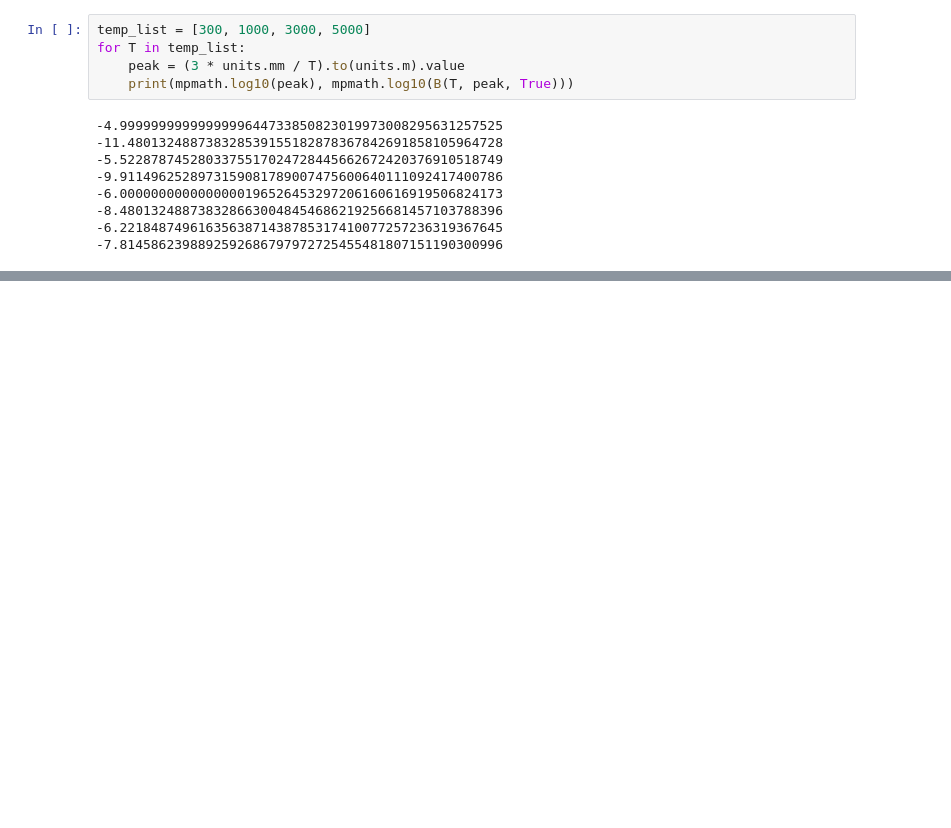
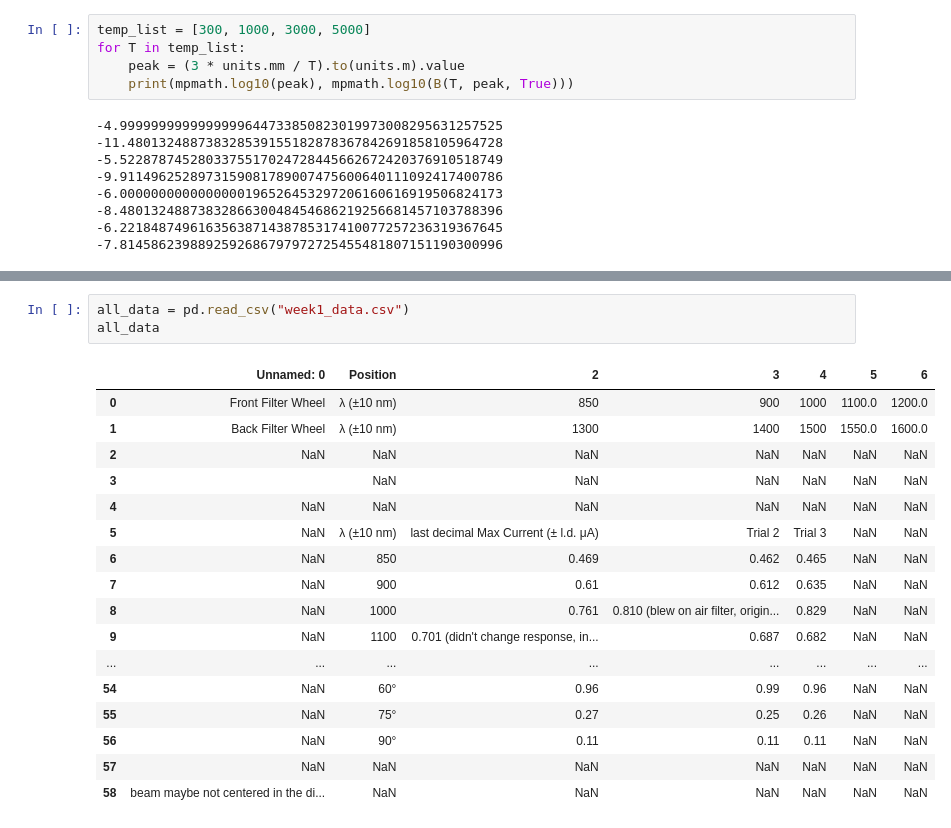
Before and after one commit to MarcosP7635/Ay105, a Jupyter notebook: Lab1.ipynb, the cells around one changed output, grey strips where cells are left out. Cells and saved outputs as stored; diff of their text form; blank space fills up the shorter version.

Commit message:
automated data formatting

```diff
--- a/Lab1.ipynb
+++ b/Lab1.ipynb
@@ -155,0 +156,21 @@ Carlos is inserting the filters into the filter wheel. Tanmay is going between t
+# %%
+all_data = pd.read_csv("week1_data.csv")
+all_data
+# %% [output]
+|  | Unnamed: 0 | Position | 2 | 3 | 4 | 5 | 6 |
+| 0 | Front Filter Wheel | λ (±10 nm) | 850 | 900 | 1000 | 1100.0 | 1200.0 |
+| 1 | Back Filter Wheel | λ (±10 nm) | 1300 | 1400 | 1500 | 1550.0 | 1600.0 |
+| 2 | NaN | NaN | NaN | NaN | NaN | NaN | NaN |
+| 3 | ﻿ | NaN | NaN | NaN | NaN | NaN | NaN |
+| 4 | NaN | NaN | NaN | NaN | NaN | NaN | NaN |
+| 5 | NaN | λ (±10 nm) | last decimal Max Current (± l.d. μA) | Trial 2 | Trial 3 | NaN | NaN |
+| 6 | NaN | 850 | 0.469 | 0.462 | 0.465 | NaN | NaN |
+| 7 | NaN | 900 | 0.61 | 0.612 | 0.635 | NaN | NaN |
+| 8 | NaN | 1000 | 0.761 | 0.810 (blew on air filter, origin... | 0.829 | NaN | NaN |
+| 9 | NaN | 1100 | 0.701 (didn't change response, in... | 0.687 | 0.682 | NaN | NaN |
+| ... | ... | ... | ... | ... | ... | ... | ... |
+| 54 | NaN | 60° | 0.96 | 0.99 | 0.96 | NaN | NaN |
+| 55 | NaN | 75° | 0.27 | 0.25 | 0.26 | NaN | NaN |
+| 56 | NaN | 90° | 0.11 | 0.11 | 0.11 | NaN | NaN |
+| 57 | NaN | NaN | NaN | NaN | NaN | NaN | NaN |
+| 58 | beam maybe not centered in the di... | NaN | NaN | NaN | NaN | NaN | NaN |
```
Also changed, not shown: parts of 8 cells of this notebook, 11 other files.
